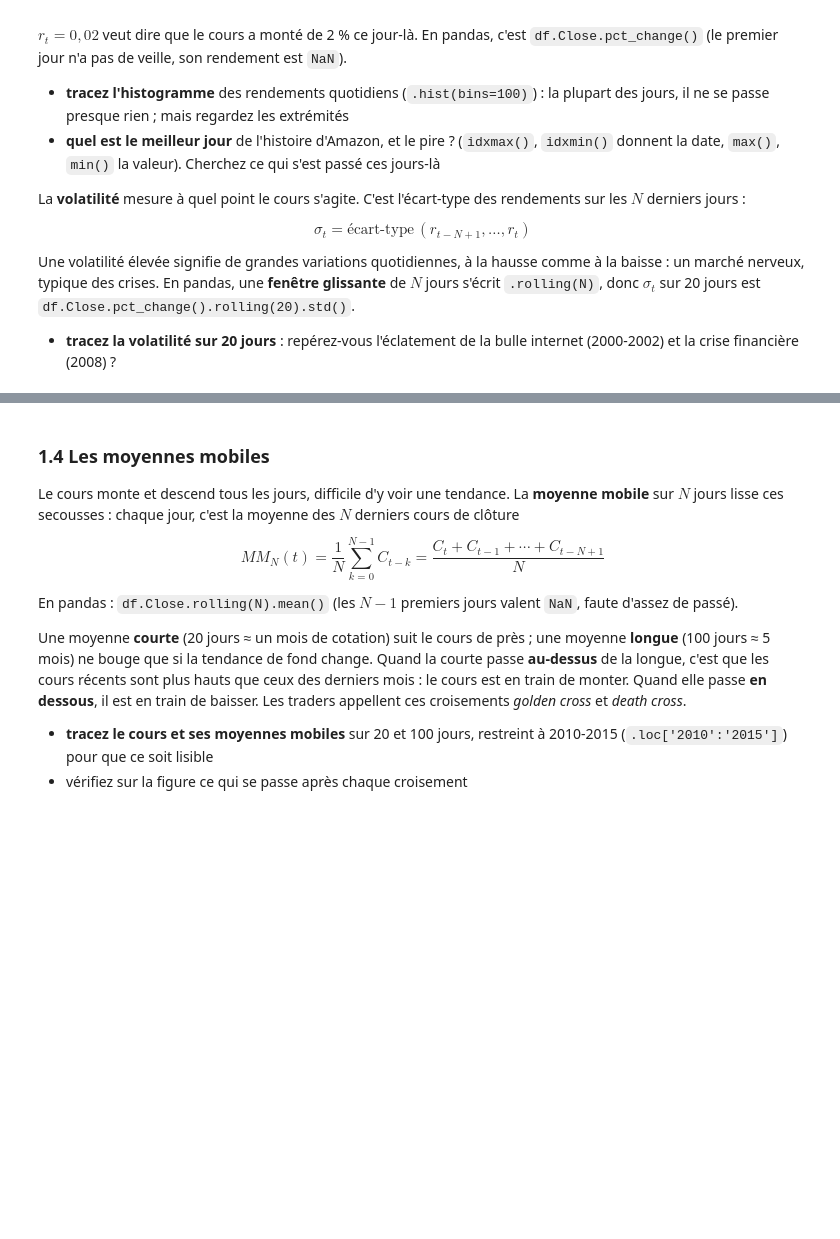
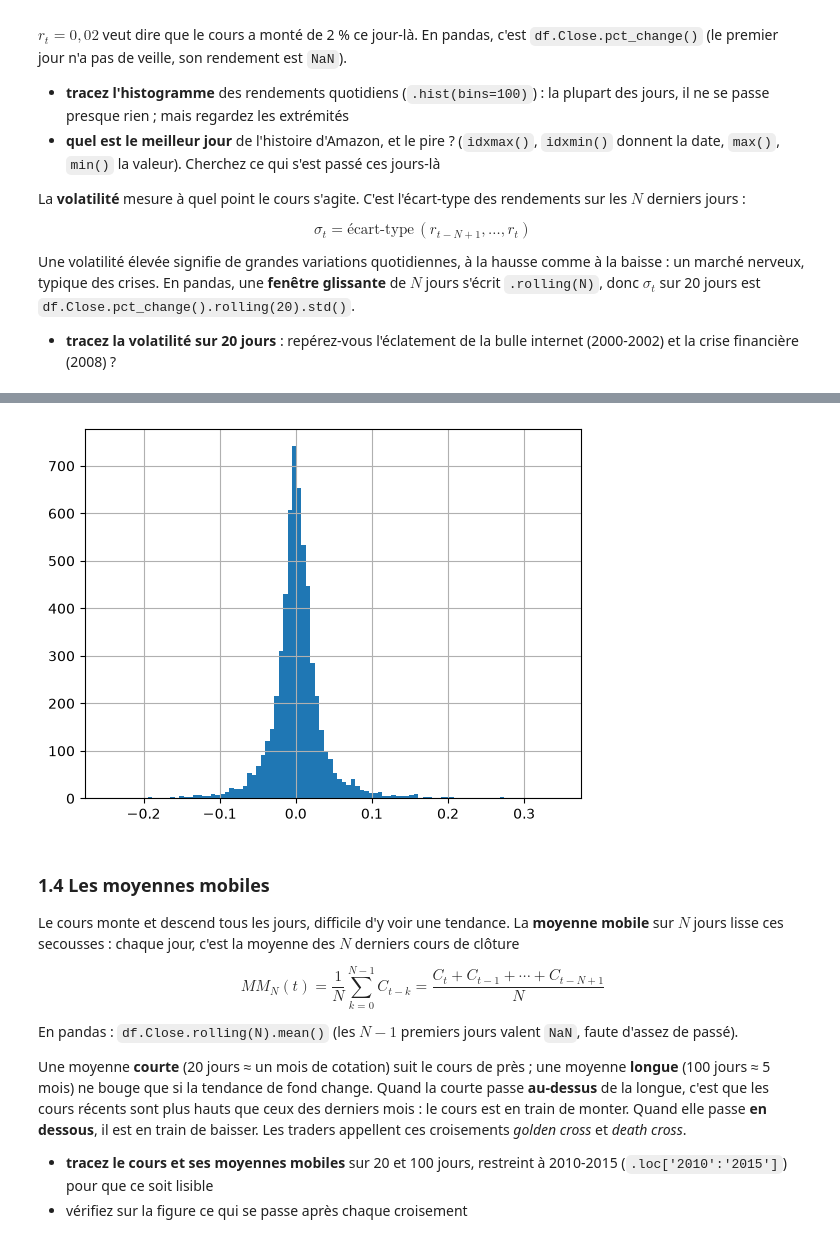
Before and after one commit to SIMVIA-lucas-sovre/projet-trading-pandas, a Jupyter notebook: Groupe-4.ipynb, the cells around one changed output, grey strips where cells are left out. Drawn from its saved outputs; the diff is of its cells as text; code cells hidden in the pictures; blank space fills up the shorter version.

Commit message:
1 er changement

```diff
--- a/Groupe-4.ipynb
+++ b/Groupe-4.ipynb
@@ -119,3 +163,12 @@ En pandas, une **fenêtre glissante** de $N$ jours s'écrit `.rolling(N)`, donc
 - **tracez la volatilité sur 20 jours** : repérez-vous l'éclatement de la bulle internet (2000-2002) et la crise financière (2008) ?
 # %%
 # votre code
+rendement=df['Close'].pct_change()
+rendement.hist(bins=100)
+meilleure_jour=rendement.idxmax()
+pire_jour=rendement.idxmin()
+print(meilleure_jour, pire_jour)
+
+# Le 26 novembre 2001= éclatement de la bulle technologique : -80% de la capitalisation perdue
+# Le 24 juillet 2001 =
+# %% [output]
@@ -122,3 +176,4 @@ En pandas, une **fenêtre glissante** de $N$ jours s'écrit `.rolling(N)`, donc
+[figure, added]
 # %% [markdown]
 ### 1.4 Les moyennes mobiles
 
```
Also changed, not shown: parts of 5 cells of this notebook.
